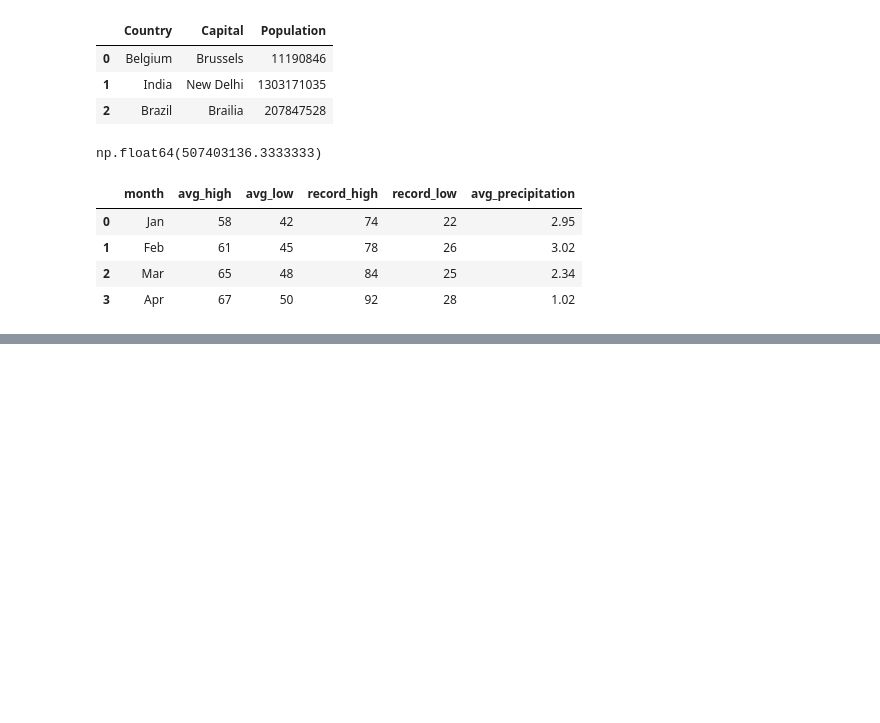
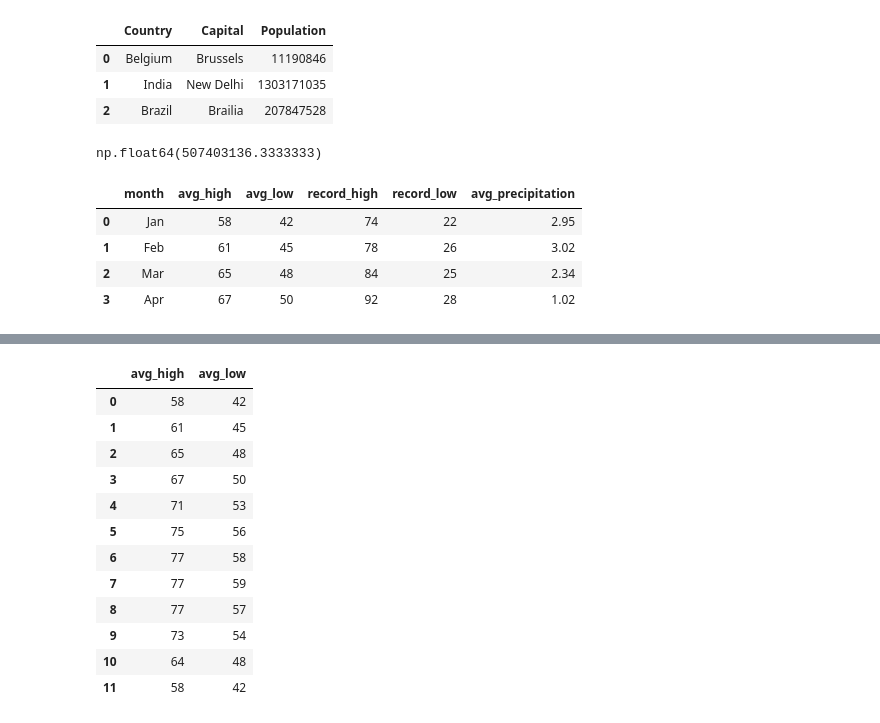
Before and after one commit to denverkim/WEBCRAWLING, a Jupyter notebook: LAB2.ipynb, the cells around one changed output, grey strips where cells are left out. Saved outputs shown, nothing was run; the diff lists cells and outputs as text; code cells hidden in the pictures; blank space fills up the shorter version.

```diff
--- a/LAB2.ipynb
+++ b/LAB2.ipynb
@@ -84,0 +190,19 @@ df
+# %%
+# 컬럼 선택
+weather['avg_high']
+weather.avg_high
+weather[['avg_high','avg_low']]
+# %% [output]
+|  | avg_high | avg_low |
+| 0 | 58 | 42 |
+| 1 | 61 | 45 |
+| 2 | 65 | 48 |
+| 3 | 67 | 50 |
+| 4 | 71 | 53 |
+| 5 | 75 | 56 |
+| 6 | 77 | 58 |
+| 7 | 77 | 59 |
+| 8 | 77 | 57 |
+| 9 | 73 | 54 |
+| 10 | 64 | 48 |
+| 11 | 58 | 42 |
```
Also changed, not shown: parts of 15 cells of this notebook.
